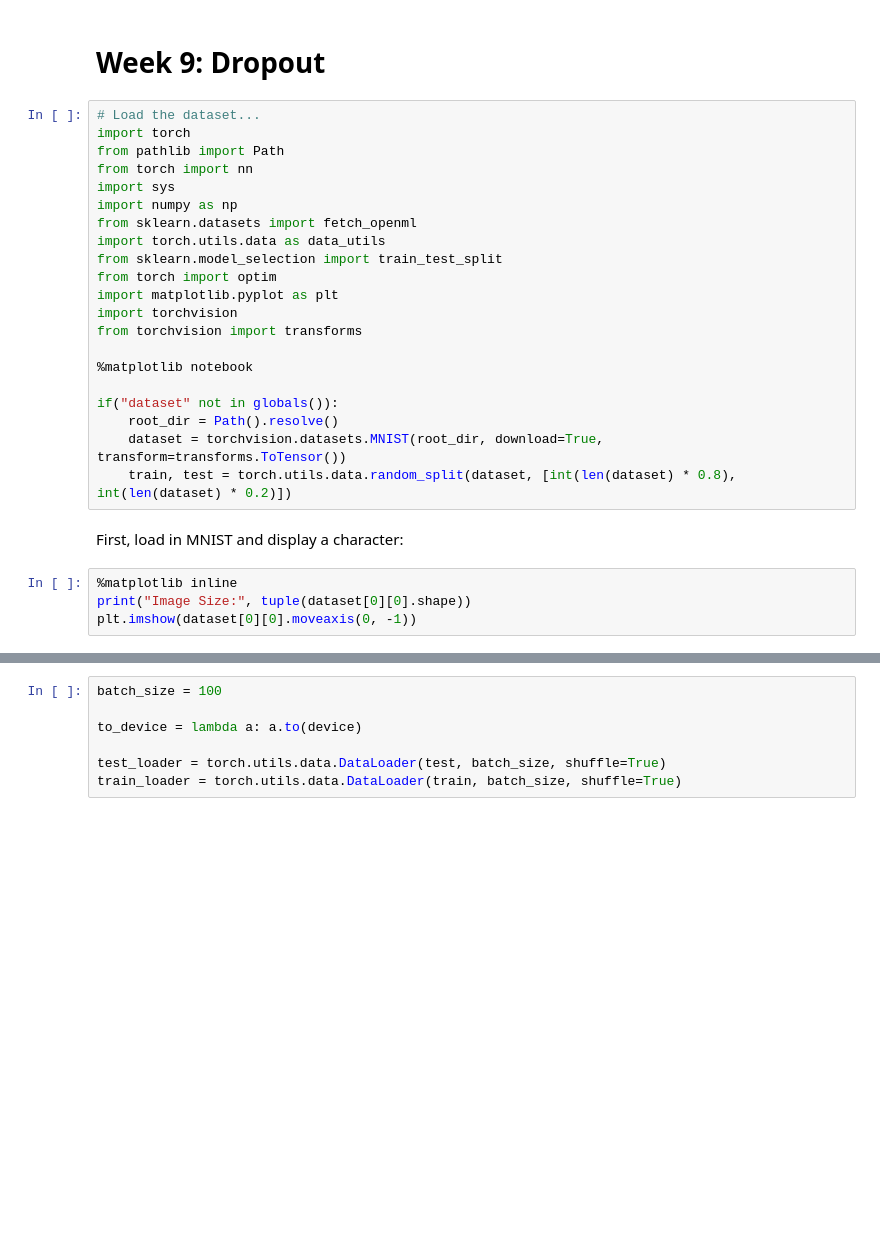
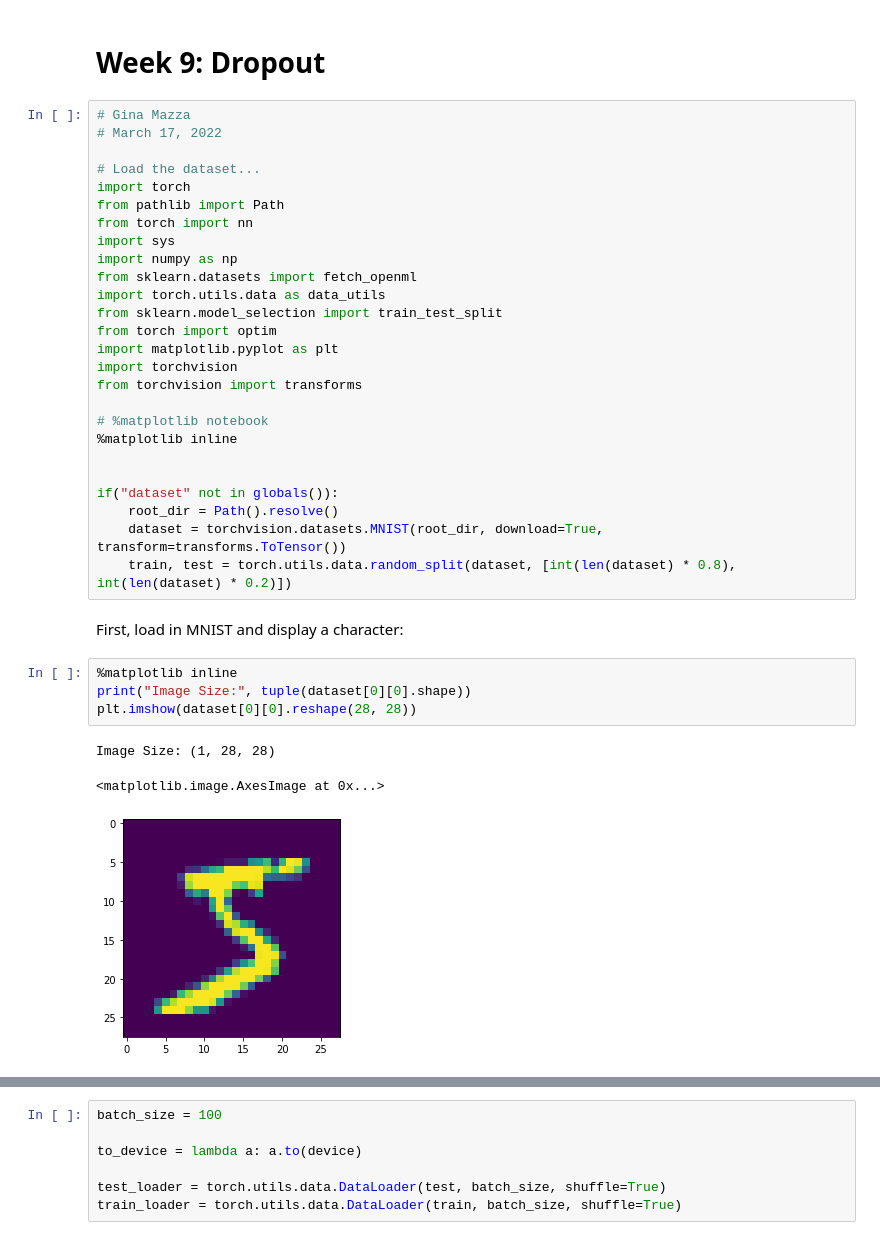
Before and after one commit to UMT-CSCI-591-Deep-Learning-2022/Week_9_Dropout, a Jupyter notebook: Week_9_Dropout.ipynb, the cells around one changed output, grey strips where cells are left out. Drawn from its saved outputs; the diff is of its cells as text; blank space fills up the shorter version.

Commit message:
Mazza Dropout In-Class Notebook

```diff
--- a/Week_9_Dropout.ipynb
+++ b/Week_9_Dropout.ipynb
@@ -1,6 +1,9 @@
 # %% [markdown]
 # Week 9: Dropout
 # %%
+# Gina Mazza
+# March 17, 2022
+
 # Load the dataset...
 import torch
 from pathlib import Path
@@ -15,7 +18,9 @@ import matplotlib.pyplot as plt
 import torchvision
 from torchvision import transforms
 
-%matplotlib notebook
+# %matplotlib notebook
+%matplotlib inline
+
 
 if("dataset" not in globals()):
     root_dir = Path().resolve()
@@ -26,7 +31,11 @@ First, load in MNIST and display a character:
 # %%
 %matplotlib inline
 print("Image Size:", tuple(dataset[0][0].shape))
-plt.imshow(dataset[0][0].moveaxis(0, -1))
+plt.imshow(dataset[0][0].reshape(28, 28))
+# %% [output]
+Image Size: (1, 28, 28)
+<matplotlib.image.AxesImage at 0x...>
+[figure, added]
 # %%
 is_cuda = torch.cuda.is_available()
 
```
Also changed, not shown: parts of 17 cells of this notebook, 1 other file.
